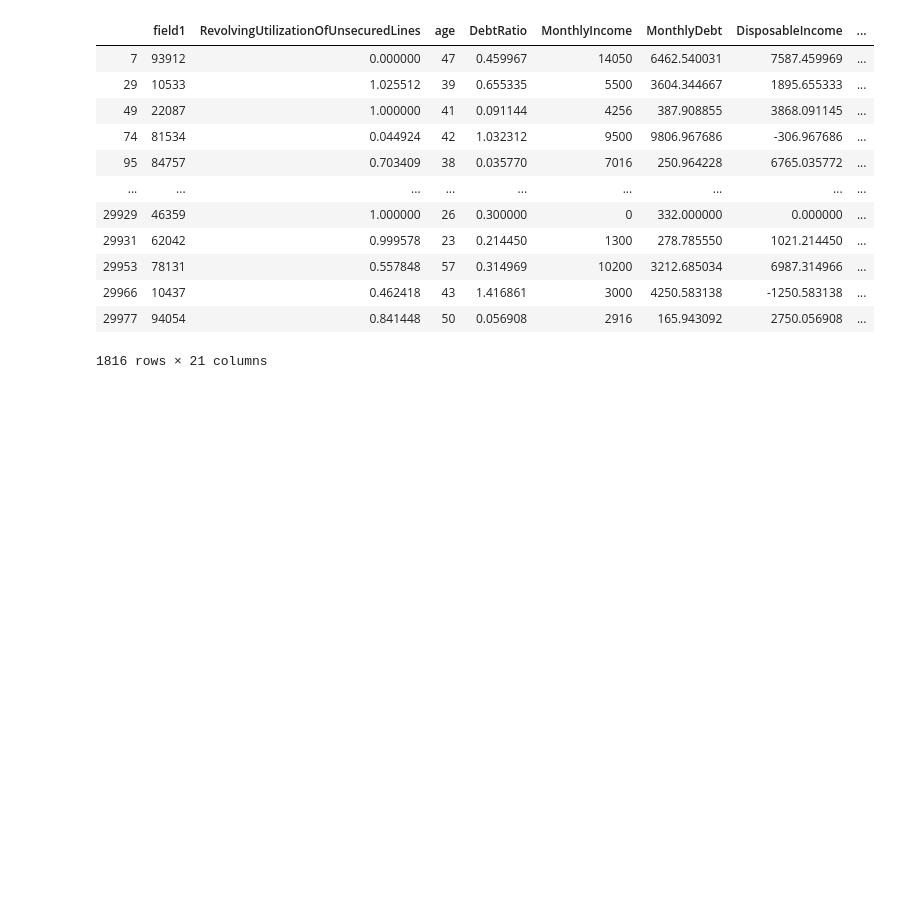
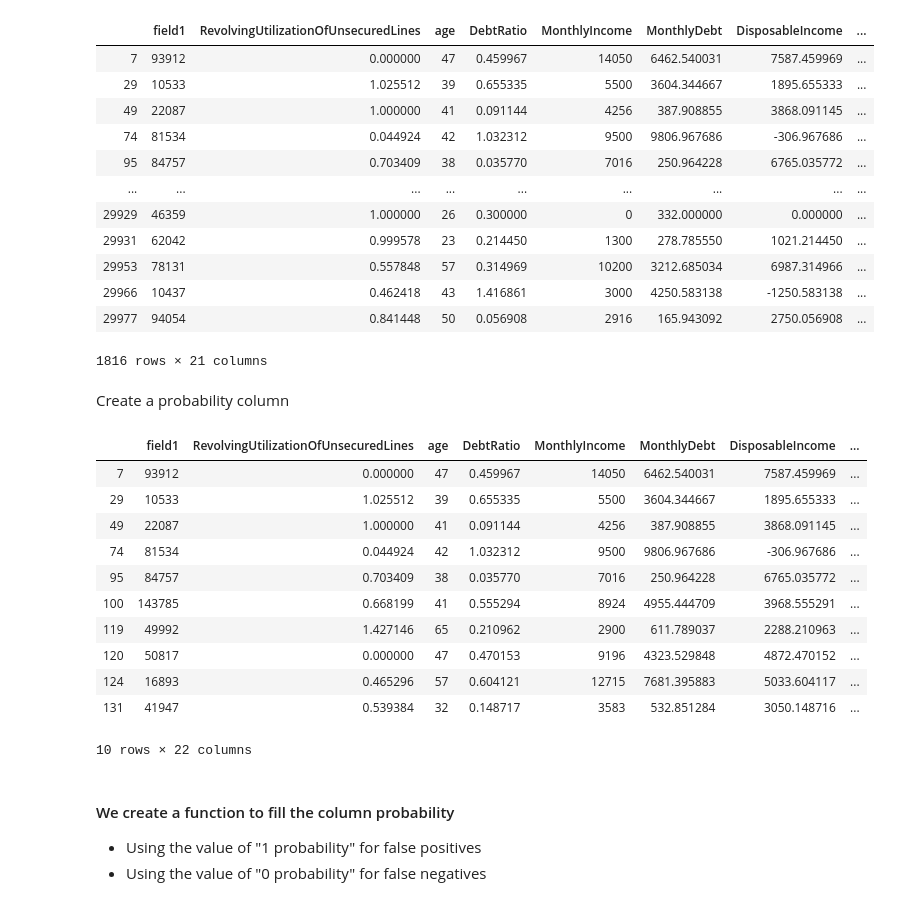
Before and after one commit to Simplon-IA-Bdx-1/give-me-some-credit-Malaika-p, a Jupyter notebook: evaluation_bigml_give_me_credit2.ipynb, the cells around one changed output. Cells and saved outputs as stored; diff of their text form; code cells hidden in the pictures; blank space fills up the shorter version.

```diff
--- a/evaluation_bigml_give_me_credit2.ipynb
+++ b/evaluation_bigml_give_me_credit2.ipynb
@@ -432,3 +456,25 @@ df_error
 | 29966 | 10437 | 0.462418 | 43 | 1.416861 | 3000 | 4250.583138 | -1250.583138 | ... |
 | 29977 | 94054 | 0.841448 | 50 | 0.056908 | 2916 | 165.943092 | 2750.056908 | ... |
 1816 rows × 21 columns
+# %% [markdown]
+Create a probability column
+# %%
+df_error.insert(21,"Probability",0)
+df_error.head(10)
+# %% [output]
+|  | field1 | RevolvingUtilizationOfUnsecuredLines | age | DebtRatio | MonthlyIncome | MonthlyDebt | DisposableIncome | ... |
+| 7 | 93912 | 0.000000 | 47 | 0.459967 | 14050 | 6462.540031 | 7587.459969 | ... |
+| 29 | 10533 | 1.025512 | 39 | 0.655335 | 5500 | 3604.344667 | 1895.655333 | ... |
+| 49 | 22087 | 1.000000 | 41 | 0.091144 | 4256 | 387.908855 | 3868.091145 | ... |
+| 74 | 81534 | 0.044924 | 42 | 1.032312 | 9500 | 9806.967686 | -306.967686 | ... |
+| 95 | 84757 | 0.703409 | 38 | 0.035770 | 7016 | 250.964228 | 6765.035772 | ... |
+| 100 | 143785 | 0.668199 | 41 | 0.555294 | 8924 | 4955.444709 | 3968.555291 | ... |
+| 119 | 49992 | 1.427146 | 65 | 0.210962 | 2900 | 611.789037 | 2288.210963 | ... |
+| 120 | 50817 | 0.000000 | 47 | 0.470153 | 9196 | 4323.529848 | 4872.470152 | ... |
+| 124 | 16893 | 0.465296 | 57 | 0.604121 | 12715 | 7681.395883 | 5033.604117 | ... |
+| 131 | 41947 | 0.539384 | 32 | 0.148717 | 3583 | 532.851284 | 3050.148716 | ... |
+10 rows × 22 columns
+# %% [markdown]
+#### We create a function to fill the column probability
+* Using the value of "1 probability" for false positives
+* Using the value of "0 probability" for false negatives
```
Also changed, not shown: parts of 33 cells of this notebook.
